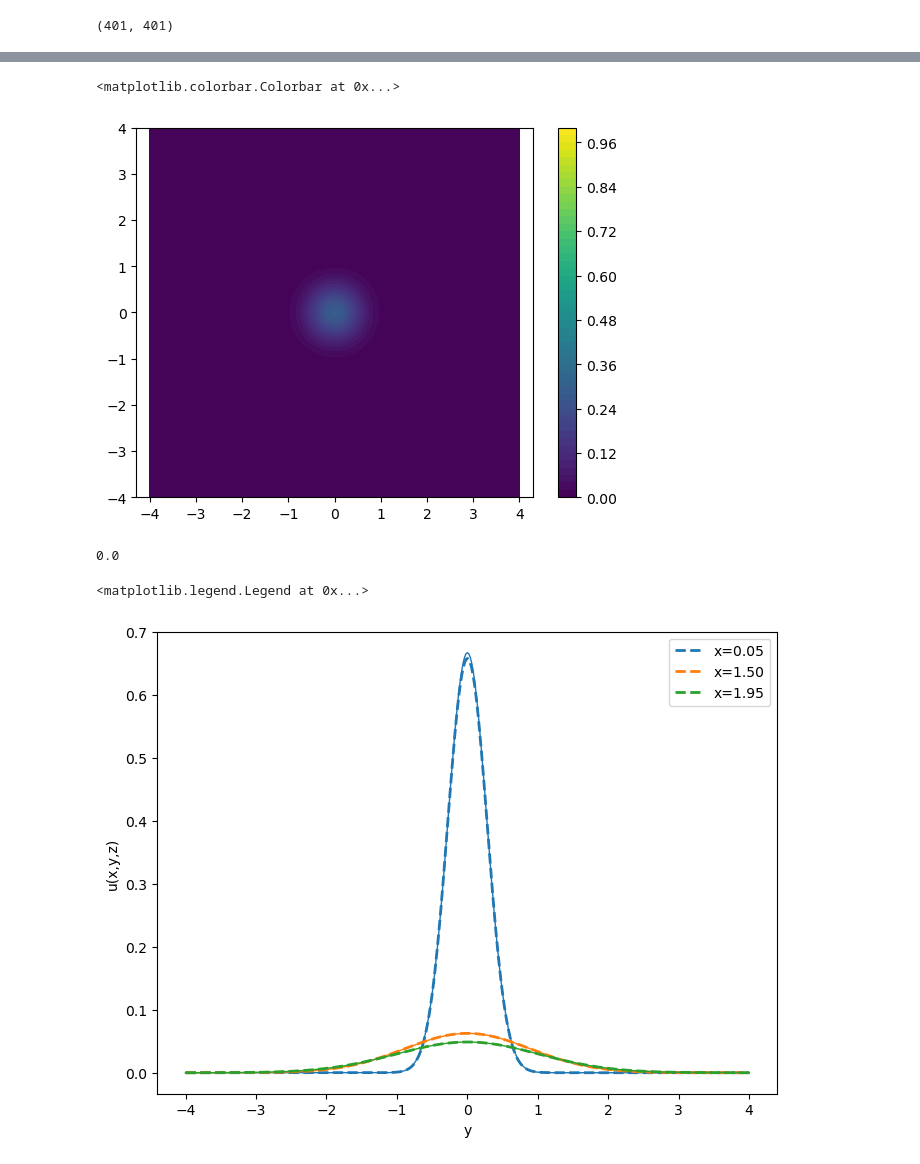
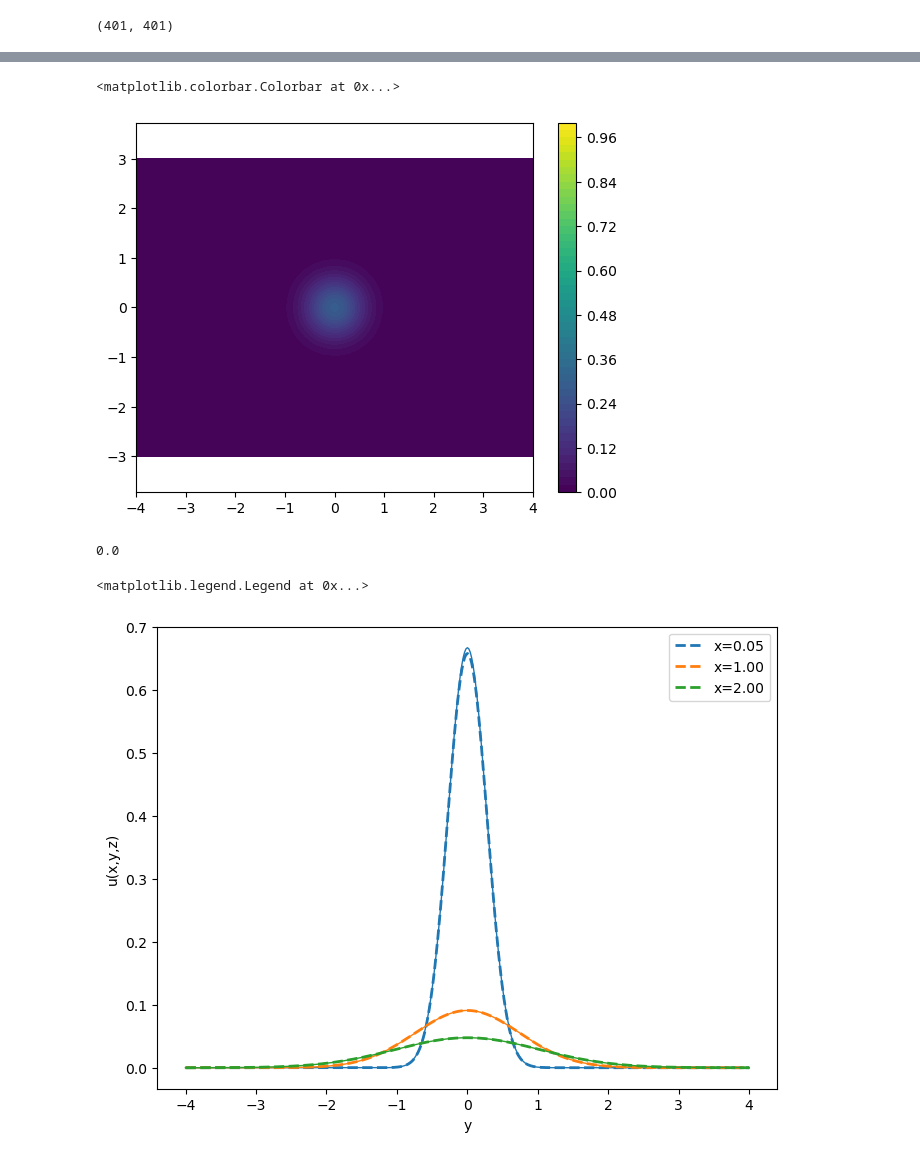
Before and after one commit to sandialabs/SANDwake3D, a Jupyter notebook: HeatEqnTest/HeatEqnTest.ipynb, the cells around one changed output, grey strips where cells are left out. Saved outputs shown, nothing was run; the diff lists cells and outputs as text; code cells hidden in the pictures.

```diff
--- a/HeatEqnTest/HeatEqnTest.ipynb
+++ b/HeatEqnTest/HeatEqnTest.ipynb
@@ -38,7 +38,7 @@ def uexact(y,z,t, alpha, beta):
 Ny=401
 Nz=401
 yvec = np.linspace(-4,4,Ny)
-zvec = np.linspace(-4,4,Nz)
+zvec = np.linspace(-3,3,Nz)
 dy   = np.mean(np.diff(yvec))
 dz   = np.mean(np.diff(zvec))
 print(dy)
@@ -51,7 +51,7 @@ alpha = 0.25
 x0 = 0.0
 x1 = 2.0
 dx = 0.05
-xvec = np.arange(x0, x1, dx)
+xvec = np.arange(x0, x1 +1e-10, dx)
 #print(xvec)
 
 # Set boundary conditions
@@ -104,24 +104,24 @@ plt.axis('equal')
 plt.colorbar()
 # %% [output]
 <matplotlib.colorbar.Colorbar at 0x...>
-[figure, old version]
+[figure, new version]
 # %%
 plt.figure(figsize=(8,6))
 
 iz = Nz//2
 zcut = zvec[iz]
 print(zcut)
-for ix in [1,-10,-1]:
+for ix in [1,-21, -1]:
     t = xvec[ix]
     plt.plot(yvec,uSol[ix][:,iz], '--', lw=2, label='x=%0.2f'%t)
     ue = uexact(yvec,zcut,t, alpha, beta)
     plt.plot(yvec,ue,'-', lw=1, color=plt.gca().lines[-1].get_color())
 
 
 plt.xlabel('y')
 plt.ylabel('u(x,y,z)')
 plt.legend()
 # %% [output]
 0.0
 <matplotlib.legend.Legend at 0x...>
-[figure, old version]
+[figure, new version]
```
Also changed, not shown: parts of 3 cells of this notebook, 3 other files.
